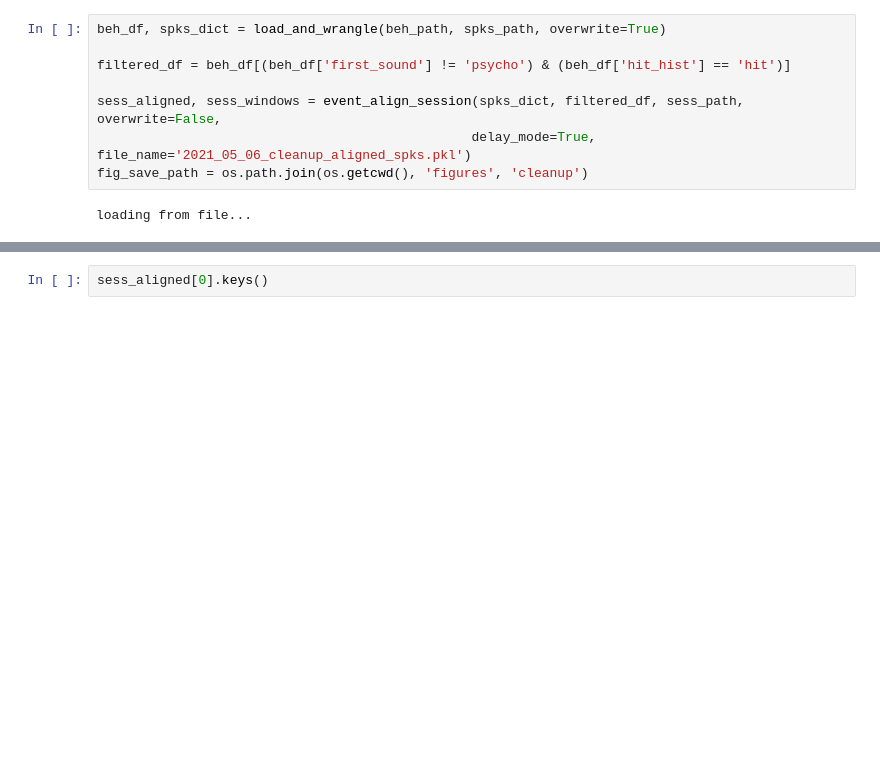
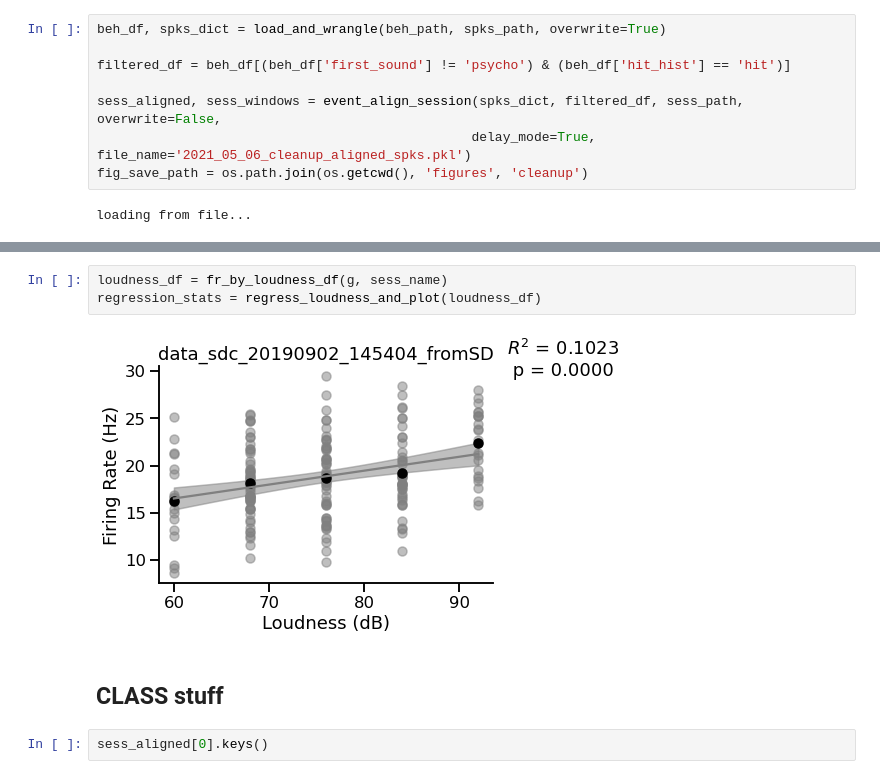
Before and after one commit to Brody-Lab/jbreda_PWM_mPFC_analysis, a Jupyter notebook: 2021_05_06_cleanup.ipynb, the cells around one changed output, grey strips where cells are left out. Drawn from its saved outputs; the diff is of its cells as text; blank space fills up the shorter version.

```diff
--- a/2021_05_06_cleanup.ipynb
+++ b/2021_05_06_cleanup.ipynb
@@ -86,3 +93,10 @@ Plotting data_sdc_20190902_145404_fromSD_N3
+# %%
+loudness_df = fr_by_loudness_df(g, sess_name)
+regression_stats = regress_loudness_and_plot(loudness_df)
+# %% [output]
+[figure, added]
+# %% [markdown]
+## CLASS stuff
 # %%
 sess_aligned[0].keys()
 # %% [output]
```
Also changed, not shown: parts of 7 cells of this notebook, 1 other file.
